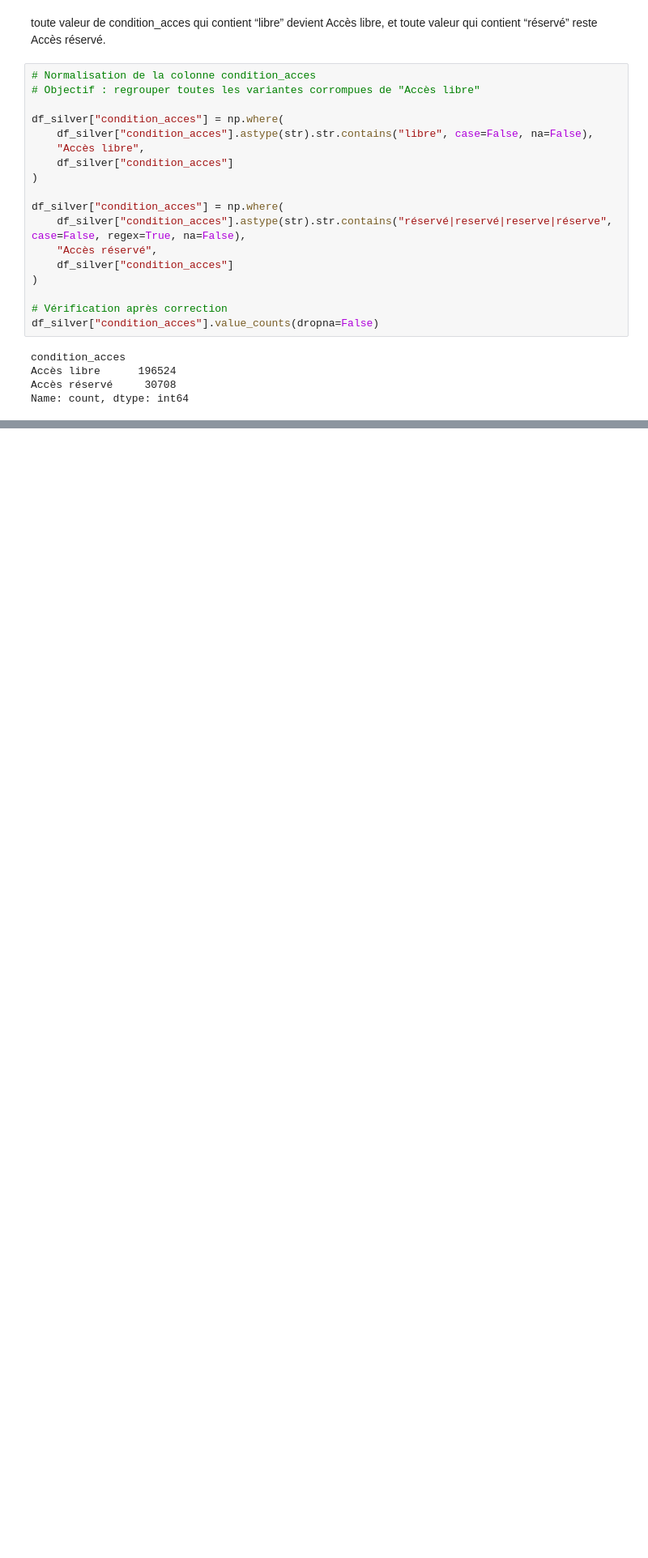
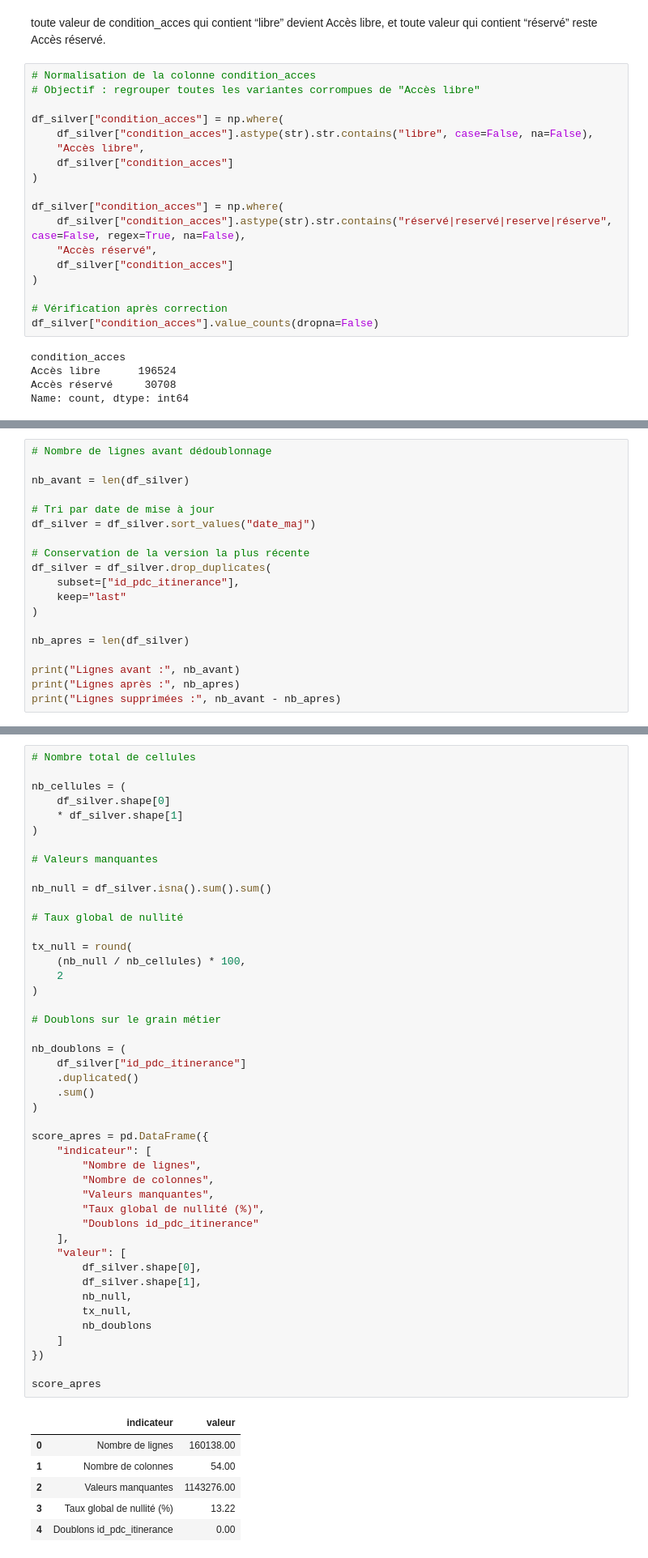
Before and after one commit to farouck98/data_quality, a Jupyter notebook: notebooks/tp_data.ipynb, the cells around one changed output, grey strips where cells are left out. Shown at 81% size. Cells and saved outputs as stored; diff of their text form; blank space fills up the shorter version.

```diff
--- a/notebooks/tp_data.ipynb
+++ b/notebooks/tp_data.ipynb
@@ -641,0 +934,19 @@ Name: count, dtype: int64
+# %%
+# Nombre de lignes avant dédoublonnage
+
+nb_avant = len(df_silver)
+
+# Tri par date de mise à jour
+df_silver = df_silver.sort_values("date_maj")
+
+# Conservation de la version la plus récente
+df_silver = df_silver.drop_duplicates(
+    subset=["id_pdc_itinerance"],
+    keep="last"
+)
+
+nb_apres = len(df_silver)
+
+print("Lignes avant :", nb_avant)
+print("Lignes après :", nb_apres)
+print("Lignes supprimées :", nb_avant - nb_apres)
@@ -641,0 +989,52 @@ Name: count, dtype: int64
+# %%
+# Nombre total de cellules
+
+nb_cellules = (
+    df_silver.shape[0]
+    * df_silver.shape[1]
+)
+
+# Valeurs manquantes
+
+nb_null = df_silver.isna().sum().sum()
+
+# Taux global de nullité
+
+tx_null = round(
+    (nb_null / nb_cellules) * 100,
+    2
+)
+
+# Doublons sur le grain métier
+
+nb_doublons = (
+    df_silver["id_pdc_itinerance"]
+    .duplicated()
+    .sum()
+)
+
+score_apres = pd.DataFrame({
+    "indicateur": [
+        "Nombre de lignes",
+        "Nombre de colonnes",
+        "Valeurs manquantes",
+        "Taux global de nullité (%)",
+        "Doublons id_pdc_itinerance"
+    ],
+    "valeur": [
+        df_silver.shape[0],
+        df_silver.shape[1],
+        nb_null,
+        tx_null,
+        nb_doublons
+    ]
+})
+
+score_apres
+# %% [output]
+|  | indicateur | valeur |
+| 0 | Nombre de lignes | 160138.00 |
+| 1 | Nombre de colonnes | 54.00 |
+| 2 | Valeurs manquantes | 1143276.00 |
+| 3 | Taux global de nullité (%) | 13.22 |
+| 4 | Doublons id_pdc_itinerance | 0.00 |
```
Also changed, not shown: parts of 23 cells of this notebook, 2 other files.
